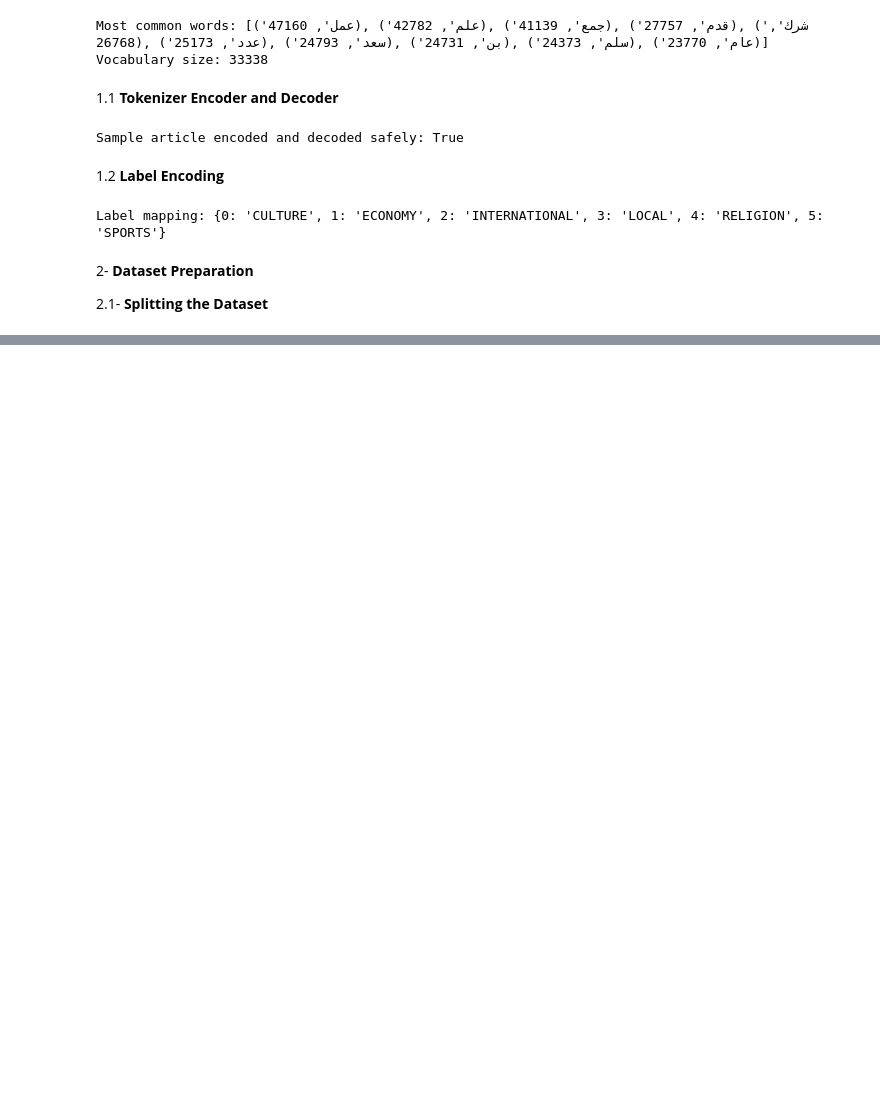
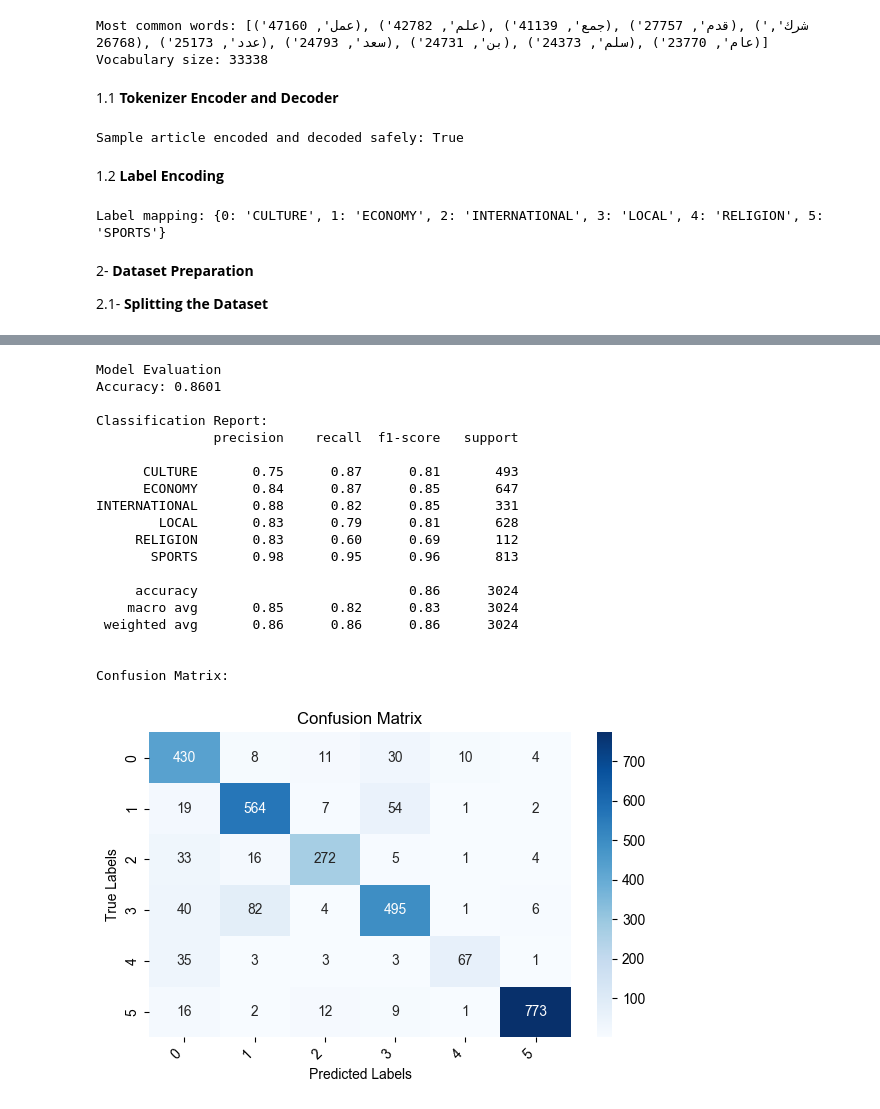
Before and after one commit to SaudAlhafith/CS365-Project, a Jupyter notebook: CS365-Project-Phase1.ipynb, the cells around one changed output, grey strips where cells are left out. Cells and saved outputs as stored; diff of their text form; code cells hidden in the pictures; blank space fills up the shorter version.

```diff
--- a/CS365-Project-Phase1.ipynb
+++ b/CS365-Project-Phase1.ipynb
@@ -646,0 +685,15 @@ test_loader = DataLoader(test_dataset, batch_size=batch_size, shuffle=False)
+# %%
+def evaluate_model(model, test_loader, device):
+    model.eval()
+    all_preds = []
+    all_labels = []
+
+    with torch.no_grad():
+        for x, y in test_loader: # x: (batch_size, seq_len), y: (batch_size,)
+            x = x.to(device)
+            outputs = model(x)  # outputs: (batch_size, num_classes)
+            preds = torch.argmax(outputs, dim=1).cpu().numpy()
+            all_preds.extend(preds)
+            all_labels.extend(y.numpy())
+
+    return all_preds, all_labels
@@ -646,0 +738,15 @@ test_loader = DataLoader(test_dataset, batch_size=batch_size, shuffle=False)
+# %%
+model = BiLSTMClassifier(
+    vocab_size=len(vocab),
+    embedding_dim=embedding_dim,  # Embedding dimension
+    hidden_dim=hidden_dim,  # Hidden dimension for LSTM
+    num_classes=len(label_mapping),  # Number of classes
+    pad_idx=vocab['<PAD>']  # Padding index
+).to(device)
+
+criterion = nn.CrossEntropyLoss()
+optimizer = optim.Adam(model.parameters(), lr=lr)
+# %%
+for epoch in range(10):
+    print(f"Epoch {epoch + 1}:")
+    train_model(model, train_loader, criterion, optimizer, device)
@@ -646,0 +771,33 @@ test_loader = DataLoader(test_dataset, batch_size=batch_size, shuffle=False)
+# %%
+print("\nModel Evaluation")
+y_pred, y_true = evaluate_model(model, test_loader, device)
+acc = (np.array(y_pred) == np.array(y_true)).mean()
+print(f"Accuracy: {acc:.4f}")
+
+print("\nClassification Report:")
+class_report = classification_report(y_true, y_pred, target_names=label_encoder.classes_)
+print(class_report)
+
+print("\nConfusion Matrix:")
+show_confusion_matrix(y_true, y_pred, labels=sorted(set(y_true) | set(y_pred)))
+# %% [output]
+Model Evaluation
+Accuracy: 0.8601
+
+Classification Report:
+               precision    recall  f1-score   support
+
+      CULTURE       0.75      0.87      0.81       493
+      ECONOMY       0.84      0.87      0.85       647
+INTERNATIONAL       0.88      0.82      0.85       331
+        LOCAL       0.83      0.79      0.81       628
+     RELIGION       0.83      0.60      0.69       112
+       SPORTS       0.98      0.95      0.96       813
+
+     accuracy                           0.86      3024
+    macro avg       0.85      0.82      0.83      3024
+ weighted avg       0.86      0.86      0.86      3024
+
+
+Confusion Matrix:
+[figure, added]
```
Also changed, not shown: parts of 14 cells of this notebook.
